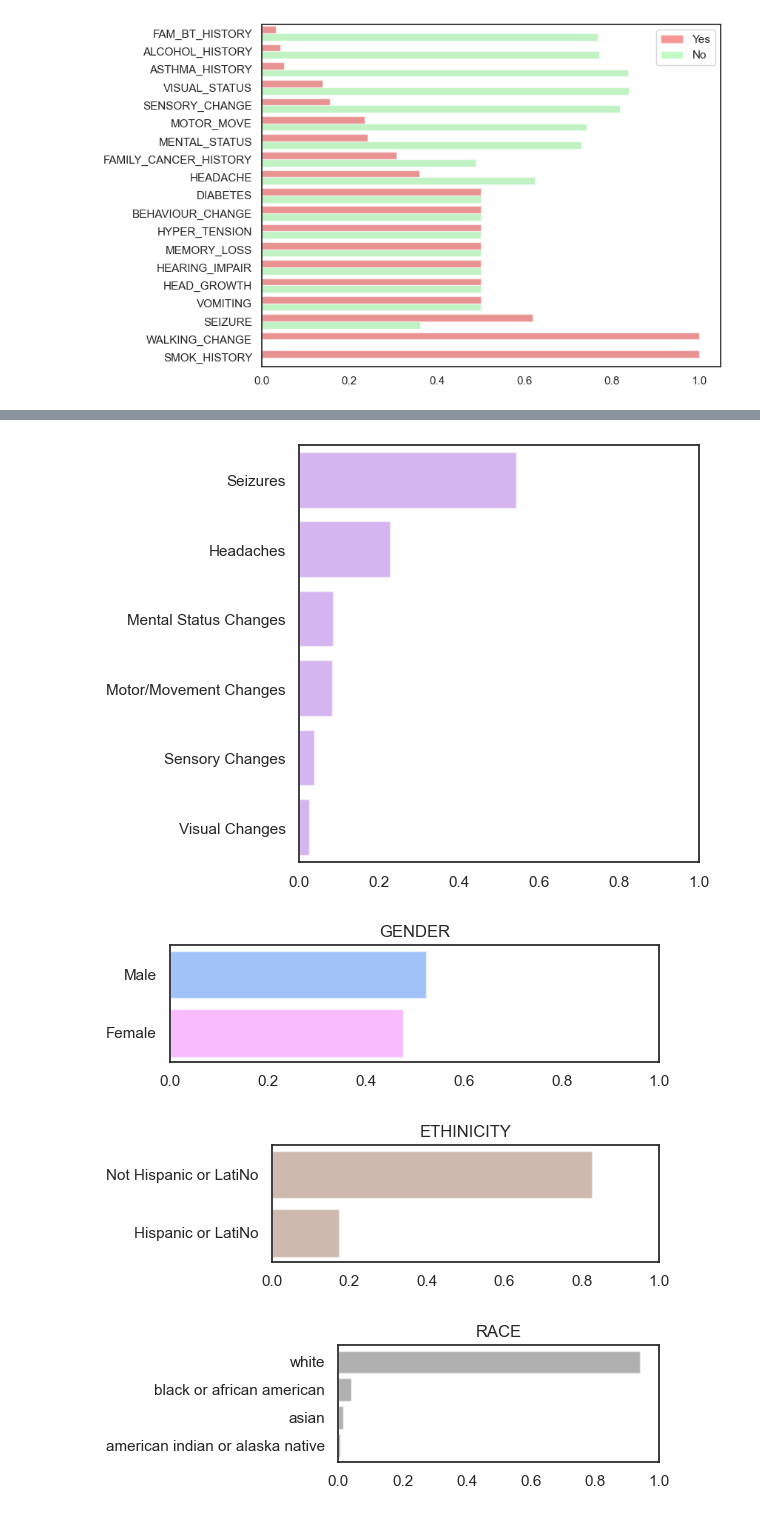
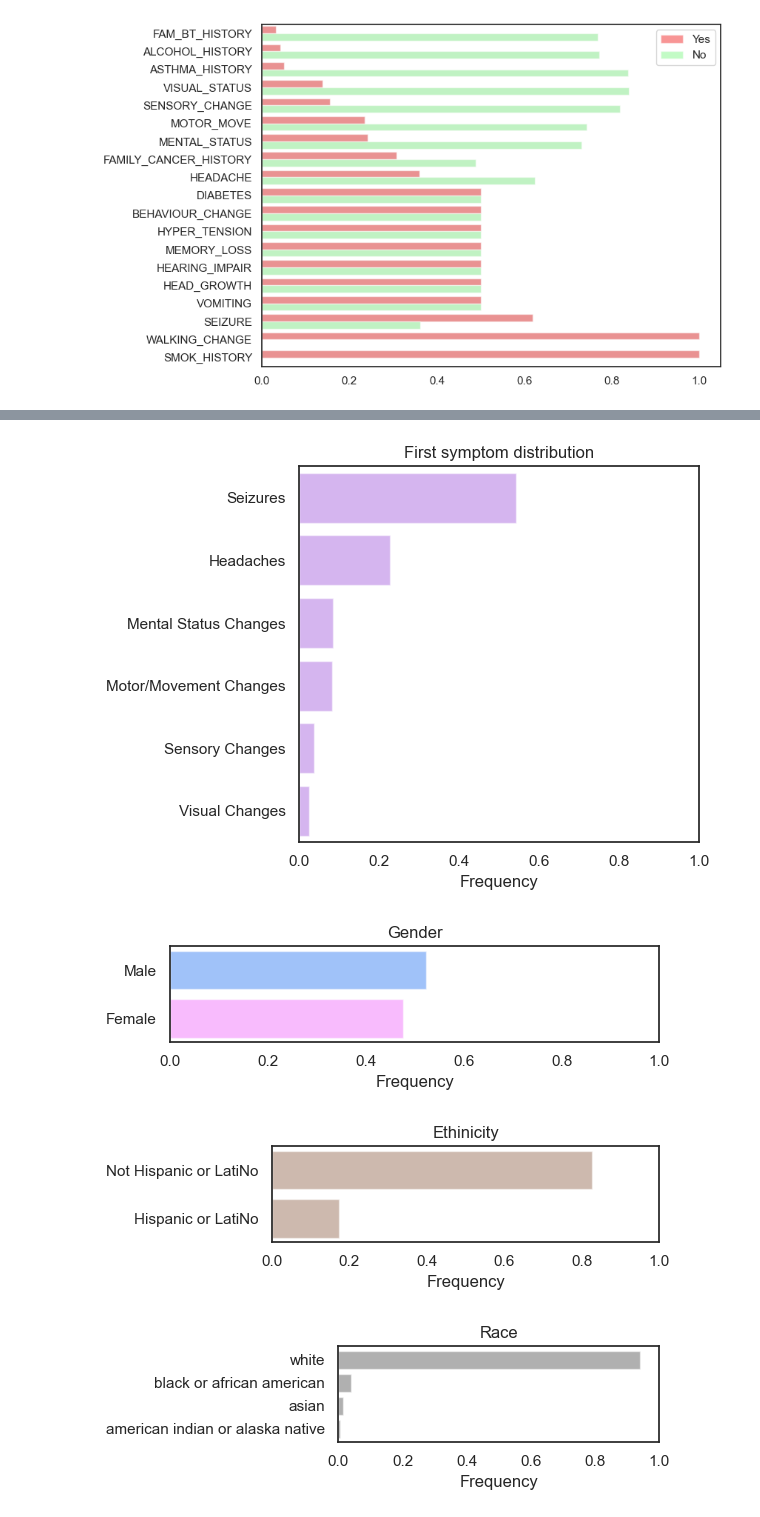
Before and after one commit to andreeriga/Scientific-Visualization-Magistrale, a Jupyter notebook: notebooks/brain.ipynb, the cells around one changed output, grey strips where cells are left out. Cells and saved outputs as stored; diff of their text form; code cells hidden in the pictures.

```diff
--- a/notebooks/brain.ipynb
+++ b/notebooks/brain.ipynb
@@ -294,16 +295,18 @@ serie = df.value_counts(normalize=True)
 serie.sort_values(inplace=True, ascending=False)
 # sns.set_color_codes("pastel")
 sns.barplot(x= serie.values, y= [x[0] for x in list(serie.index)], orient='h', color="#af58f5")
-plt.xlabel('')
+plt.xlabel('Frequency')
 plt.ylabel('')
 plt.xlim(0, 1.0)
 ax = plt.gca()
 for patch in ax.patches:
     patch.set_alpha(0.5)
+plt.title("First symptom distribution")
+plt.yticks(rotation=0)
 plt.tight_layout()
 plt.show()
 # %% [output]
-[figure, old version]
+[figure, new version]
 # %%
 df = pd.read_csv("../data/brain_tumor_dataset2.csv")[["GENDER","ETHINICITY","RACE"]]
 df = df[df["RACE"] != "Not reported"]
@@ -312,6 +315,7 @@ colors = [
     ("#9c755f"),
     ("#636363")
     ]
+col_titles = ["Gender", "Ethinicity", "Race"]
 
 for i, col in enumerate(df.columns):
     serie = df[col].value_counts(normalize=True)
@@ -327,38 +331,38 @@ for i, col in enumerate(df.columns):
 
     # Matplotlib equivalente al grafico seaborn precedente
     fig, ax = plt.subplots(figsize=(6, max(2, 0.35 * len(serie))))
     labels = list(serie.index)
     values = list(serie.values)
     y_pos = np.arange(len(labels))
 
     # palette pastel
     cmap = plt.get_cmap("Pastel2")
 
     bars = ax.barh(y_pos, values, color=colors[i], alpha=0.7)
     ax.set_yticks(y_pos)
     ax.set_yticklabels(labels)
     ax.invert_yaxis()  # mantengo ordine simile a seaborn
-    ax.set_xlabel("")
+    ax.set_xlabel("Frequency")
     ax.set_ylabel("")
     ax.set_xlim(0, 1.0)
-    ax.set_title(col)
+    ax.set_title(col_titles[i])
     plt.tight_layout()
 
     ax = plt.gca()
     for patch in ax.patches:
         patch.set_alpha(0.5)
     plt.tight_layout()
 
     # # Annotazioni percentuali a destra delle barre
     # for bar, val in zip(bars, values):
     #     ax.text(bar.get_width() + 0.01, bar.get_y() + bar.get_height() / 2,
     #             f"{val:.1%}", va="center", fontsize=9)
 
     plt.show()
 # %% [output]
-[figure, old version]
+[figure, new version]
-[figure, old version]
+[figure, new version]
-[figure, old version]
+[figure, new version]
 # %%
 df = pd.read_csv("../data/brain_tumor_dataset2.csv")[["AGE"]]
 
```
Also changed, not shown: parts of 5 cells of this notebook, 5 other files.
